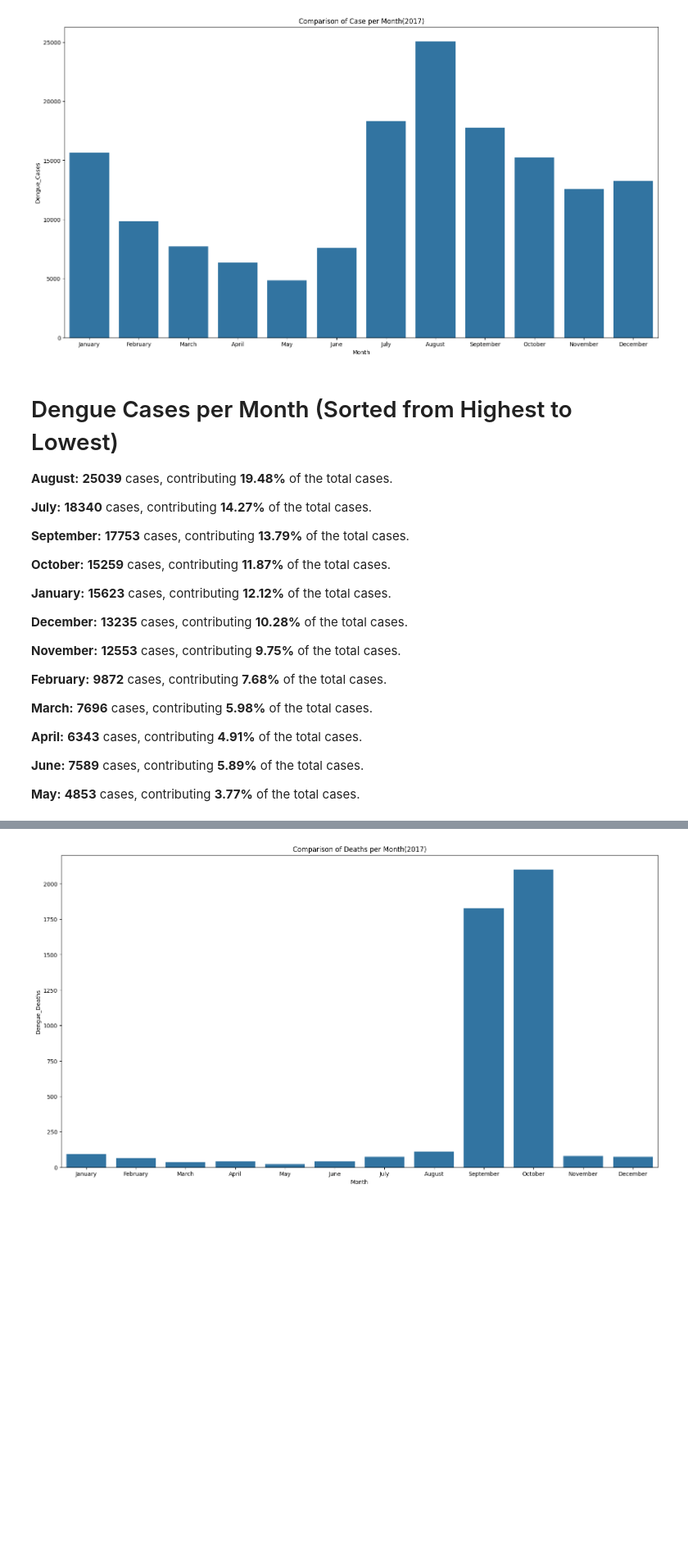
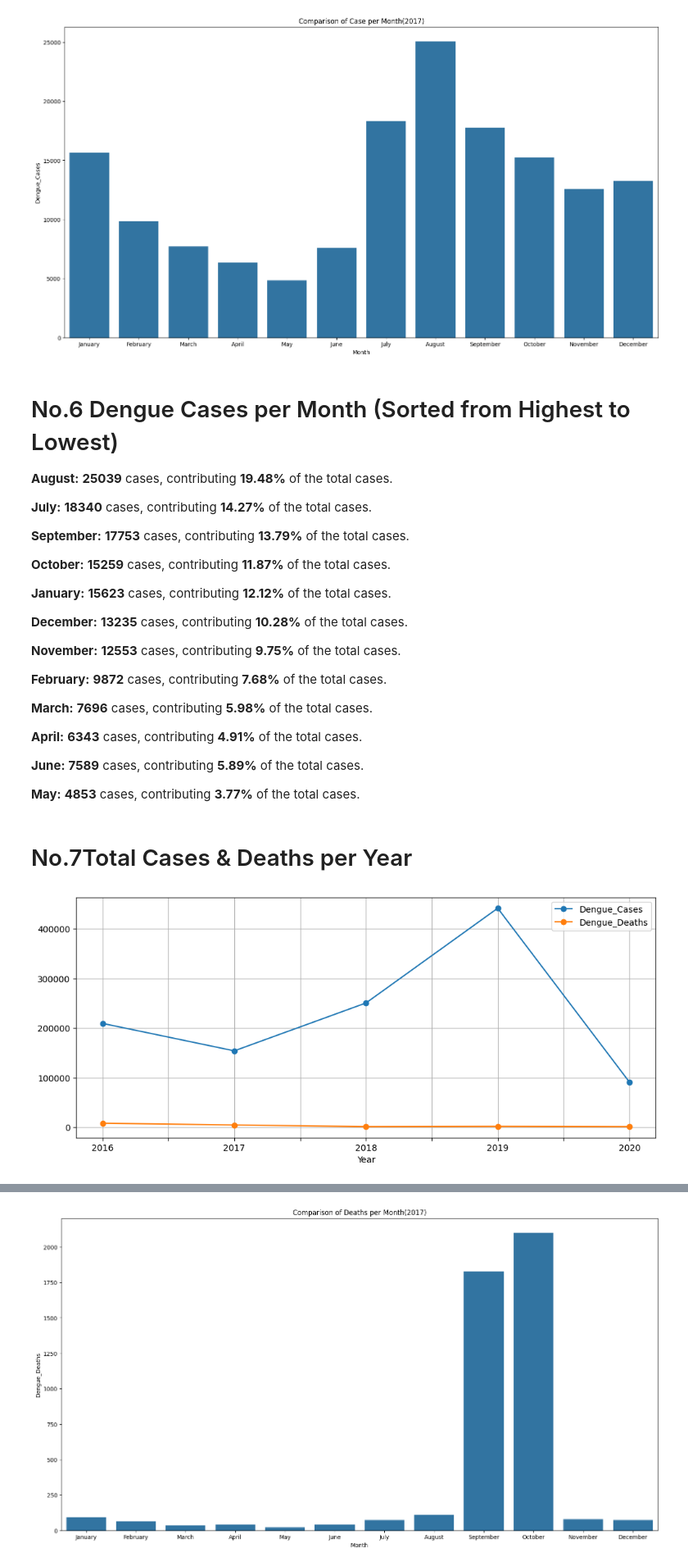
Before and after one commit to Jomarie0/Activity-5-repository, a Jupyter notebook: Activity5.ipynb, the cells around one changed output, grey strips where cells are left out. Shown at 82% size. Saved outputs shown, nothing was run; the diff lists cells and outputs as text; code cells hidden in the pictures; blank space fills up the shorter version.

```diff
--- a/Activity5.ipynb
+++ b/Activity5.ipynb
@@ -238,7 +223,7 @@ plt.show()
 # %% [output]
 [figure]
 # %% [markdown]
-<h1>Dengue Cases per Month (Sorted from Highest to Lowest)</h1>
+<h1>No.6 Dengue Cases per Month (Sorted from Highest to Lowest)</h1>
 <p><strong>August:</strong> <strong>25039</strong> cases, contributing <strong>19.48%</strong> of the total cases.</p>
 <p><strong>July:</strong> <strong>18340</strong> cases, contributing <strong>14.27%</strong> of the total cases.</p>
 <p><strong>September:</strong> <strong>17753</strong> cases, contributing <strong>13.79%</strong> of the total cases.</p>
@@ -251,3 +236,13 @@ plt.show()
 <p><strong>April:</strong> <strong>6343</strong> cases, contributing <strong>4.91%</strong> of the total cases.</p>
 <p><strong>June:</strong> <strong>7589</strong> cases, contributing <strong>5.89%</strong> of the total cases.</p>
 <p><strong>May:</strong> <strong>4853</strong> cases, contributing <strong>3.77%</strong> of the total cases.</p>
+# %% [markdown]
+<h1>No.7Total Cases & Deaths per Year</h1>
+# %%
+tot_case_death_year = dengue.groupby("Year")[["Dengue_Cases", "Dengue_Deaths"]].sum()
+# %%
+tot_case_death_year.plot(kind='line', marker='o', grid=True)
+plt.gcf().set_size_inches(12,5)
+plt.show()
+# %% [output]
+[figure, added]
```
Also changed, not shown: parts of 26 cells of this notebook.
